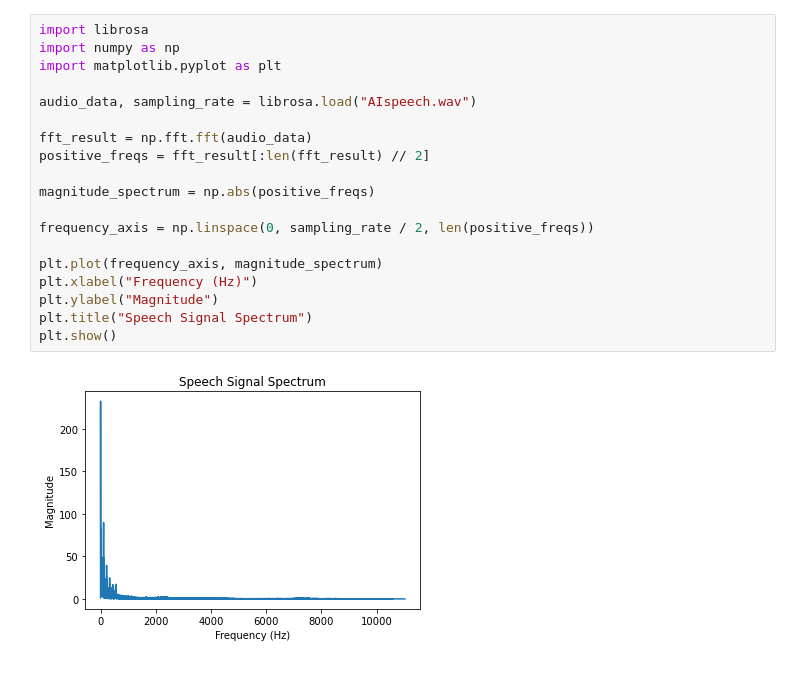
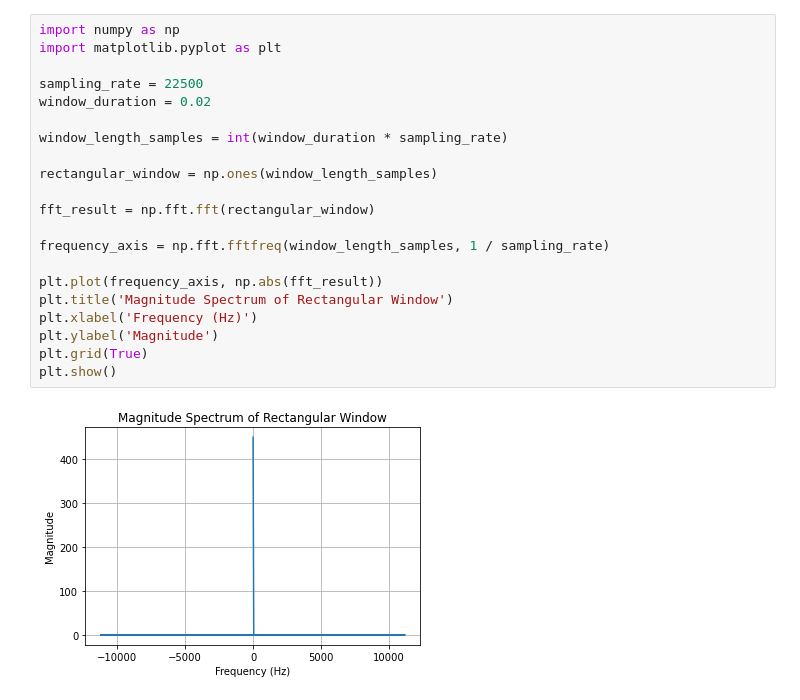
Before and after one commit to uday852963/AI--in-speech-processing, a Jupyter notebook: LAB4_21005_AI.ipynb, the cells around one changed output. Saved outputs shown, nothing was run; the diff lists cells and outputs as text.

```diff
--- a/LAB4_21005_AI.ipynb
+++ b/LAB4_21005_AI.ipynb
@@ -1,21 +103,23 @@
 # %%
-import librosa
 import numpy as np
 import matplotlib.pyplot as plt
 
-audio_data, sampling_rate = librosa.load("AIspeech.wav")
+sampling_rate = 22500
+window_duration = 0.02
 
-fft_result = np.fft.fft(audio_data)
-positive_freqs = fft_result[:len(fft_result) // 2]
+window_length_samples = int(window_duration * sampling_rate)
 
-magnitude_spectrum = np.abs(positive_freqs)
+rectangular_window = np.ones(window_length_samples)
 
-frequency_axis = np.linspace(0, sampling_rate / 2, len(positive_freqs))
+fft_result = np.fft.fft(rectangular_window)
 
-plt.plot(frequency_axis, magnitude_spectrum)
-plt.xlabel("Frequency (Hz)")
-plt.ylabel("Magnitude")
-plt.title("Speech Signal Spectrum")
+frequency_axis = np.fft.fftfreq(window_length_samples, 1 / sampling_rate)
+
+plt.plot(frequency_axis, np.abs(fft_result))
+plt.title('Magnitude Spectrum of Rectangular Window')
+plt.xlabel('Frequency (Hz)')
+plt.ylabel('Magnitude')
+plt.grid(True)
 plt.show()
 # %% [output]
-[figure, old version]
+[figure, new version]
```
Also changed, not shown: parts of 5 cells of this notebook.
